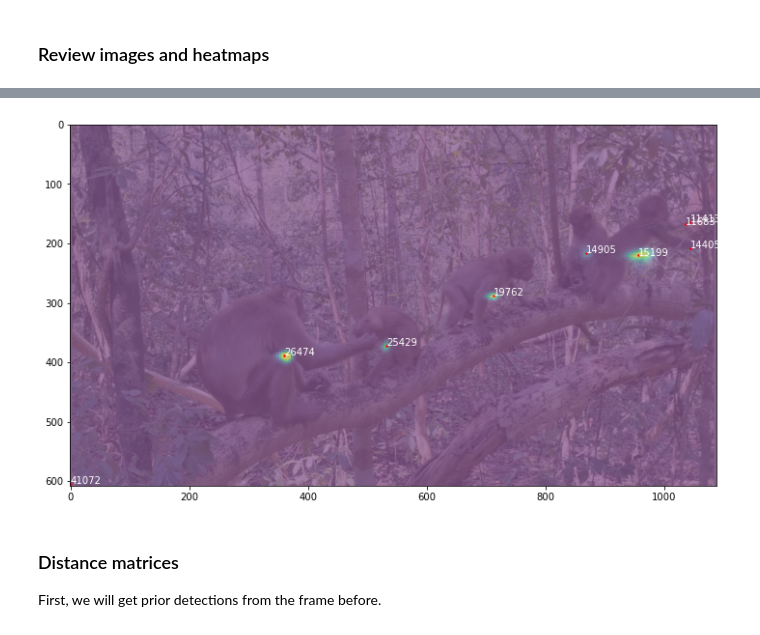
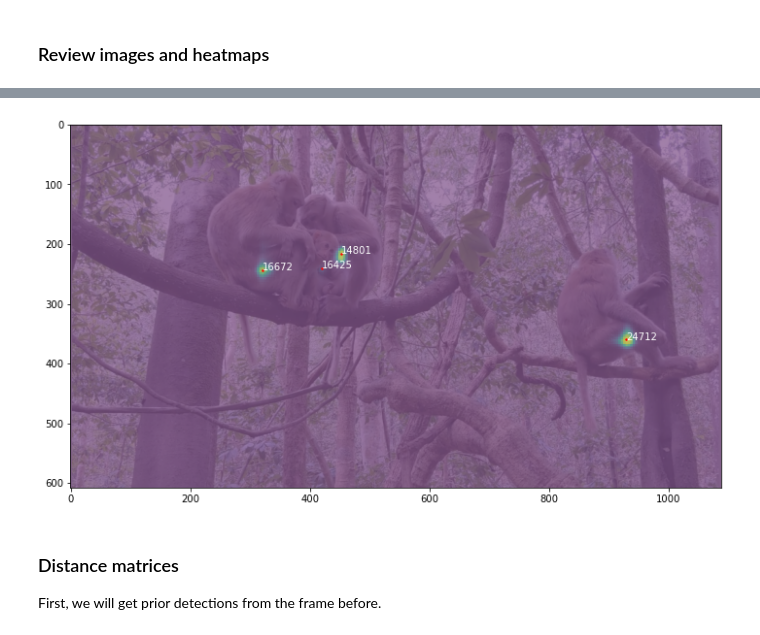
Before and after one commit to ecker-lab/PriMAT-tracking, a Jupyter notebook: own_ideas/viz_tracking.ipynb, the cells around one changed output, grey strips where cells are left out. Cells and saved outputs as stored; diff of their text form; code cells hidden in the pictures.

```diff
--- a/own_ideas/viz_tracking.ipynb
+++ b/own_ideas/viz_tracking.ipynb
@@ -209,7 +219,8 @@ def plot_hm(dist_hm, inds = inds, cell_text = False):
 model = create_model('dla_34', heads =  {'hm': 1, 'wh': 4, 'id': 128, 'reg': 2},
                      head_conv = 256)
 
-model = load_model(model, '../models/mcqcp/model_150.pth')
+#model = load_model(model, '../models/mcqcp/model_150.pth')
+model = load_model(model, '../models/mcqcpz_1e4/model_120.pth')
 model = model.to(torch.device('cuda'))
 model.eval()
 print('ok')
@@ -229,0 +237,22 @@ plot_frame(img, hm, top_preds = True, thres = 0.4)
+# %%
+img, hm, dets, inds, id_feature = get_info(55, 0.4, model)
+
+
+#Instanciate tracks with first frame
+kalman_filter = KalmanFilter()
+tracks = []
+
+detections = [STrack(STrack.tlbr_to_tlwh(tlbrs[:4]), tlbrs[4], f, 30) for
+                          (tlbrs, f) in zip(dets[:, :5], id_feature)]
+
+for track in detections:
+    #print(track.tlbr)
+    #if track.score < 0.4:
+    #    continue
+    track.activate(kalman_filter, 0)
+    tracks.append(track)
+
+#This has no effect (as starting velocities are 0)
+STrack.multi_predict(tracks)
+
+plot_frame(img = img, hm = hm, top_preds = True, thres = 0.4, text = True)
@@ -229,0 +261,9 @@ plot_frame(img, hm, top_preds = True, thres = 0.4)
+# %%
+img1, hm1, dets1, inds1, id_feature1 = get_info(56, 0.1, model)
+detections1 = [STrack(STrack.tlbr_to_tlwh(tlbrs[:4]), tlbrs[4], f, 30) for
+                              (tlbrs, f) in zip(dets1[:, :5], id_feature1)]
+
+_, _, _, tracks, _ = kalman_and_matching(tracks, detections1)
+STrack.multi_predict(tracks)
+plot_frame(img1, hm1, top_preds = True, thres = 0.1)
+print(tracks)
@@ -230,8 +273,13 @@ plot_frame(img, hm, top_preds = True, thres = 0.4)
 # %%
-img1, hm1, dets1, inds1, id_feature1 = get_info(62, 0.006, model)
-plot_frame(img1, hm1, top_preds = True, thres = 0.006)
+img1, hm1, dets1, inds1, id_feature1 = get_info(57, 0.1, model)
+detections1 = [STrack(STrack.tlbr_to_tlwh(tlbrs[:4]), tlbrs[4], f, 30) for
+                              (tlbrs, f) in zip(dets1[:, :5], id_feature1)]
+
+emb_dists, iou_dists, dists, tracks, matches = kalman_and_matching(tracks, detections1)
+STrack.multi_predict(tracks)
+plot_frame(img1, hm1, top_preds = True, thres = 0.1)
 # %% [output]
-[figure, old version]
+[figure, new version]
 # %% [markdown]
 ### Distance matrices
 
```
Also changed, not shown: parts of 22 cells of this notebook, 40 other files.
